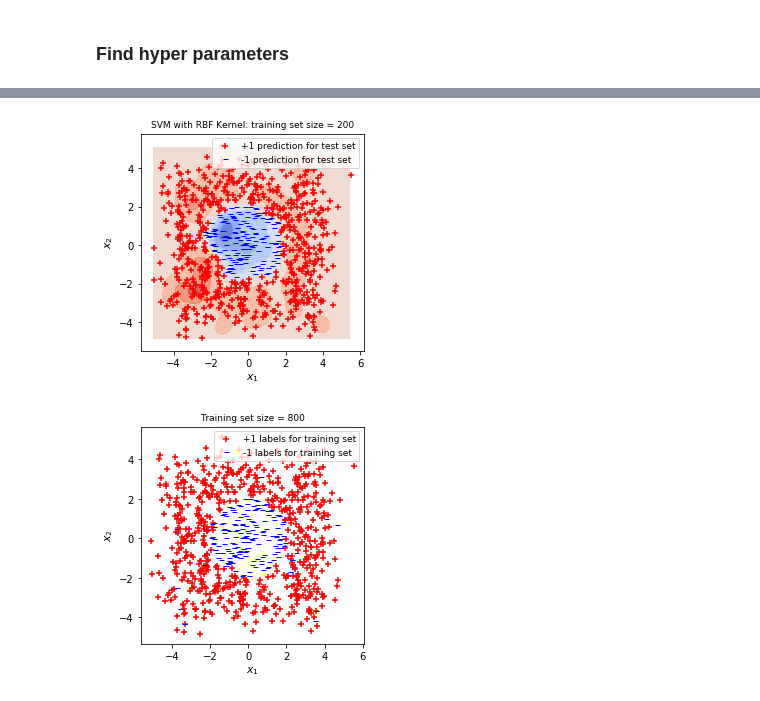
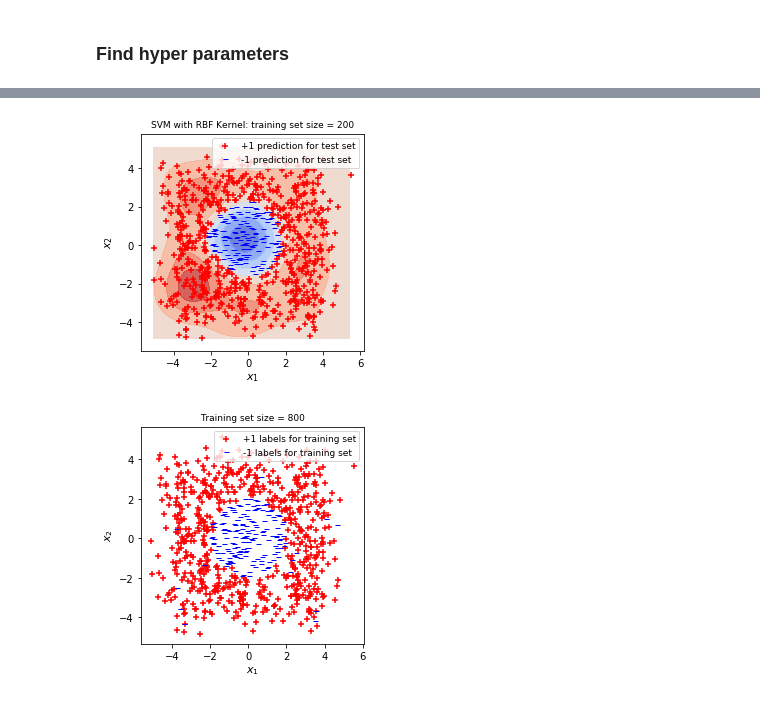
Before and after one commit to edvgha/122, a Jupyter notebook: ml/kernel_trick.ipynb, the cells around one changed output, grey strips where cells are left out. Saved outputs shown, nothing was run; the diff lists cells and outputs as text; code cells hidden in the pictures.

```diff
--- a/ml/kernel_trick.ipynb
+++ b/ml/kernel_trick.ipynb
@@ -331,0 +372,21 @@ def train_soft_svm(X, y, kernel, l2reg):
+# %%
+from sklearn.model_selection import GridSearchCV,PredefinedSplit
+from sklearn.model_selection import ParameterGrid
+from sklearn.metrics import mean_squared_error,make_scorer, accuracy_score, fbeta_score
+import pandas as pd
+
+test_fold = [-1]*len(x_train) + [0]*len(x_test)   #0 corresponds to test, -1 to train
+predefined_split = PredefinedSplit(test_fold=test_fold)
+
+param_grid = [{'kernel': ['RBF'],'sigma':[.1,1,10], 'l2reg': np.exp2(-np.arange(-5,5,1))},
+              {'kernel':['polynomial'],'offset':[-2,-1,0,1, 2, 3], 'degree':[2,3,4,5,6],'l2reg':[10,.1,.01,.05,.001] },
+             ]
+kernel_svm_estimator = KernelSVM()
+ftwo_scorer = make_scorer(fbeta_score, beta=2)
+grid = GridSearchCV(kernel_svm_estimator,
+                    param_grid,
+                    cv = predefined_split,
+                    scoring = make_scorer(mean_squared_error,greater_is_better = True)
+                  # n_jobs = -1  #should allow parallelism, but crashes Python on my machine
+                   )
+grid.fit(np.vstack((x_train,x_test)),np.vstack((y_train,y_test)))
@@ -332,32 +432,43 @@ def train_soft_svm(X, y, kernel, l2reg):
 # %%
 # Code to help plot the decision regions
 # (Note: This ode isn't necessarily entirely appropriate for the questions asked. So think about what you are doing.)
 
-sigma=0.5
-k = functools.partial(RBF_kernel, sigma=sigma)
-f = train_soft_svm(x_train, y_train, k, 0.1)
+k = functools.partial(polynomial_kernel, offset=3, degree=2)
+k = functools.partial(RBF_kernel, sigma=1)
+f = train_soft_svm(x_train, y_train, k, 10)
+
+x1_min = min(x_test[:,0])
+x1_max= max(x_test[:,0])
+x2_min = min(x_test[:,1])
+x2_max= max(x_test[:,1])
+h=0.1
+xx, yy = np.meshgrid(np.arange(x1_min, x1_max, h),
+                     np.arange(x2_min, x2_max, h))
+
+Z = f.predict(np.c_[xx.ravel(), yy.ravel()])
+Z = Z.reshape(xx.shape)
 
 #determine the predictions for the test set
 y_bar = f.predict (x_test)
 yplus = np.ma.masked_where(y_bar<=0, y_bar)
 xplus = x_test[~np.array(yplus.mask)]
 yminus = np.ma.masked_where(y_bar>0, y_bar)
 xminus = x_test[~np.array(yminus.mask)]
 
 #plot the learned boundary and the predictions for the test set
 figsize = plt.figaspect(1)
 f, (ax) = plt.subplots(1, 1, figsize=figsize)
 decision =ax.contourf(xx, yy, Z, cmap=plt.cm.coolwarm, alpha=0.8)
 pluses = ax.scatter (xplus[:,0], xplus[:,1], marker='+', c='r', label = '+1 prediction for test set')
 minuses = ax.scatter (xminus[:,0], xminus[:,1], marker=r'$-$', c='b', label = '-1 prediction for test set')
 ax.set_ylabel(r"$x_2$", fontsize=11)
 ax.set_xlabel(r"$x_1$", fontsize=11)
 ax.set_title('SVM with RBF Kernel: training set size = %s'% len(data_train), fontsize=9)
 ax.axis('tight')
 ax.legend(handles=[pluses, minuses], fontsize=9)
 plt.show()
 # %% [output]
-[figure, old version]
+[figure, new version]
 # %%
 
 yplus = np.ma.masked_where(y_test[:,0]<=0, y_test[:,0])
```
Also changed, not shown: parts of 4 cells of this notebook, 1 other file.
